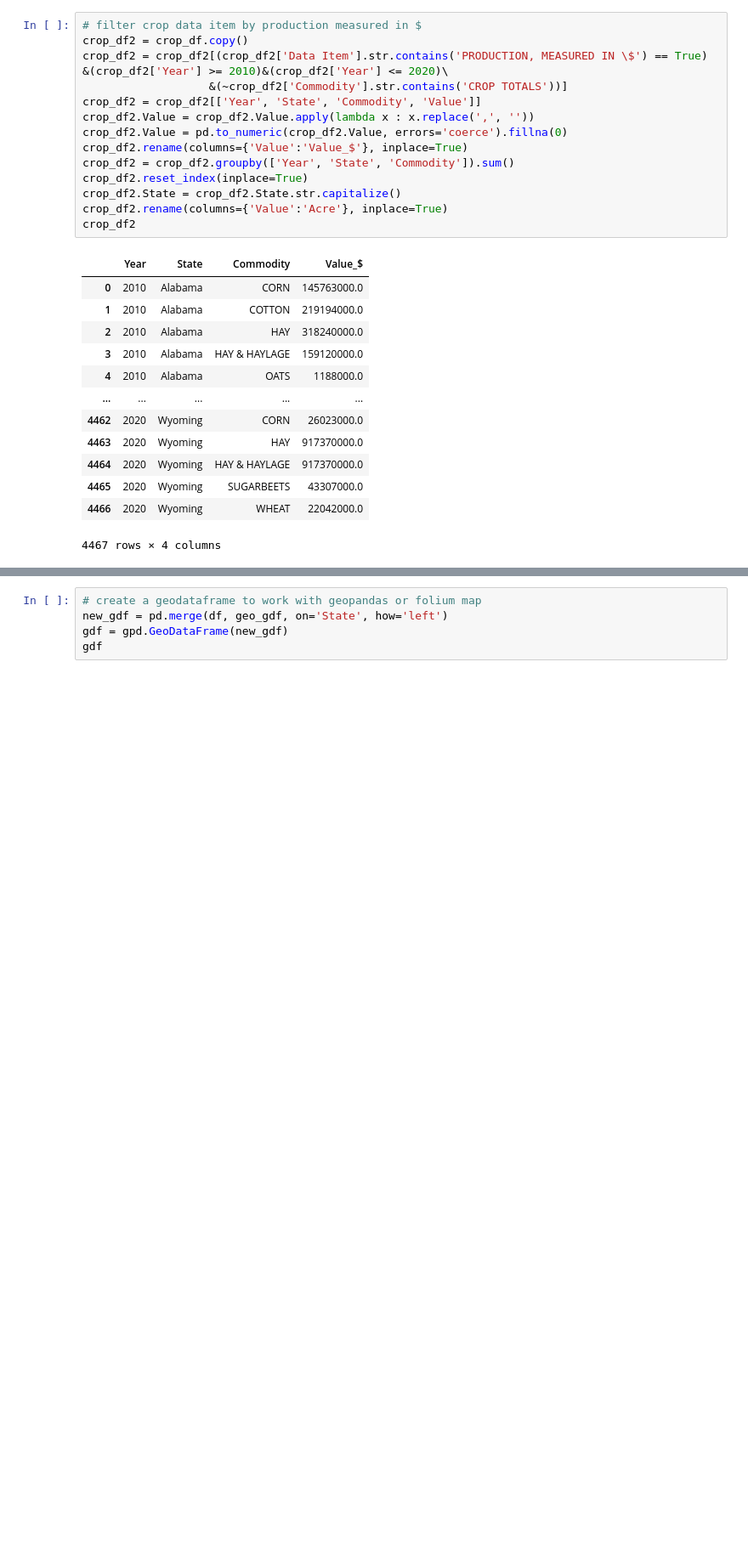
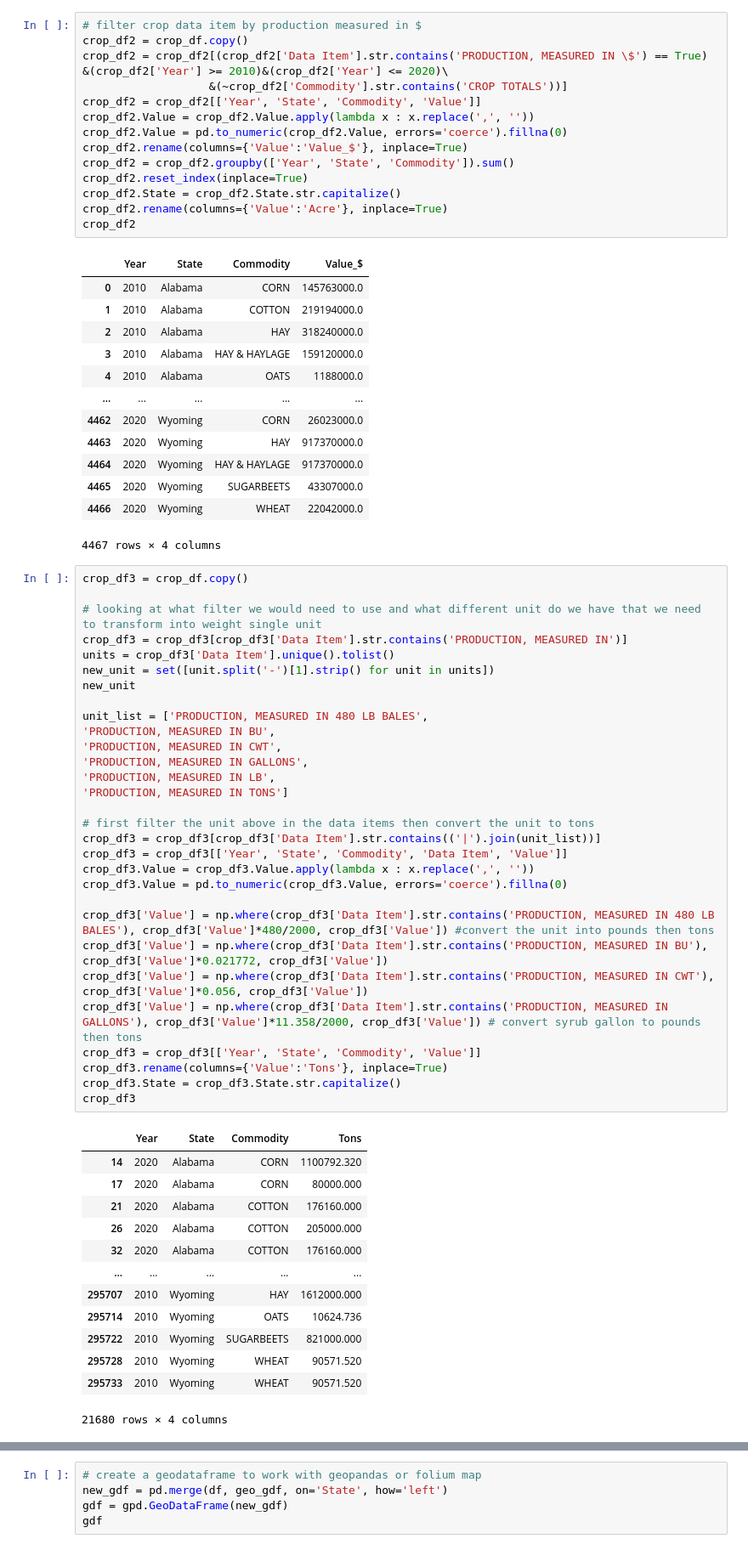
Before and after one commit to srilekha-sikhinam/SIADS-591_592, a Jupyter notebook: drought_crop.ipynb, the cells around one changed output, grey strips where cells are left out. Shown at 85% size. Drawn from its saved outputs; the diff is of its cells as text; blank space fills up the shorter version.

```diff
--- a/drought_crop.ipynb
+++ b/drought_crop.ipynb
@@ -306,3 +329,47 @@ crop_df2
 | 4465 | 2020 | Wyoming | SUGARBEETS | 43307000.0 |
 | 4466 | 2020 | Wyoming | WHEAT | 22042000.0 |
 4467 rows × 4 columns
+# %%
+crop_df3 = crop_df.copy()
+
+# looking at what filter we would need to use and what different unit do we have that we need to transform into weight single unit
+crop_df3 = crop_df3[crop_df3['Data Item'].str.contains('PRODUCTION, MEASURED IN')]
+units = crop_df3['Data Item'].unique().tolist()
+new_unit = set([unit.split('-')[1].strip() for unit in units])
+new_unit
+
+unit_list = ['PRODUCTION, MEASURED IN 480 LB BALES',
+'PRODUCTION, MEASURED IN BU',
+'PRODUCTION, MEASURED IN CWT',
+'PRODUCTION, MEASURED IN GALLONS',
+'PRODUCTION, MEASURED IN LB',
+'PRODUCTION, MEASURED IN TONS']
+
+# first filter the unit above in the data items then convert the unit to tons
+crop_df3 = crop_df3[crop_df3['Data Item'].str.contains(('|').join(unit_list))]
+crop_df3 = crop_df3[['Year', 'State', 'Commodity', 'Data Item', 'Value']]
+crop_df3.Value = crop_df3.Value.apply(lambda x : x.replace(',', ''))
+crop_df3.Value = pd.to_numeric(crop_df3.Value, errors='coerce').fillna(0)
+
+crop_df3['Value'] = np.where(crop_df3['Data Item'].str.contains('PRODUCTION, MEASURED IN 480 LB BALES'), crop_df3['Value']*480/2000, crop_df3['Value']) #convert the unit into pounds then tons
+crop_df3['Value'] = np.where(crop_df3['Data Item'].str.contains('PRODUCTION, MEASURED IN BU'), crop_df3['Value']*0.021772, crop_df3['Value'])
+crop_df3['Value'] = np.where(crop_df3['Data Item'].str.contains('PRODUCTION, MEASURED IN CWT'), crop_df3['Value']*0.056, crop_df3['Value'])
+crop_df3['Value'] = np.where(crop_df3['Data Item'].str.contains('PRODUCTION, MEASURED IN GALLONS'), crop_df3['Value']*11.358/2000, crop_df3['Value']) # convert syrub gallon to pounds then tons
+crop_df3 = crop_df3[['Year', 'State', 'Commodity', 'Value']]
+crop_df3.rename(columns={'Value':'Tons'}, inplace=True)
+crop_df3.State = crop_df3.State.str.capitalize()
+crop_df3
+# %% [output]
+|  | Year | State | Commodity | Tons |
+| 14 | 2020 | Alabama | CORN | 1100792.320 |
+| 17 | 2020 | Alabama | CORN | 80000.000 |
+| 21 | 2020 | Alabama | COTTON | 176160.000 |
+| 26 | 2020 | Alabama | COTTON | 205000.000 |
+| 32 | 2020 | Alabama | COTTON | 176160.000 |
+| ... | ... | ... | ... | ... |
+| 295707 | 2010 | Wyoming | HAY | 1612000.000 |
+| 295714 | 2010 | Wyoming | OATS | 10624.736 |
+| 295722 | 2010 | Wyoming | SUGARBEETS | 821000.000 |
+| 295728 | 2010 | Wyoming | WHEAT | 90571.520 |
+| 295733 | 2010 | Wyoming | WHEAT | 90571.520 |
+21680 rows × 4 columns
```
Also changed, not shown: parts of 5 cells of this notebook, 48 other files.
